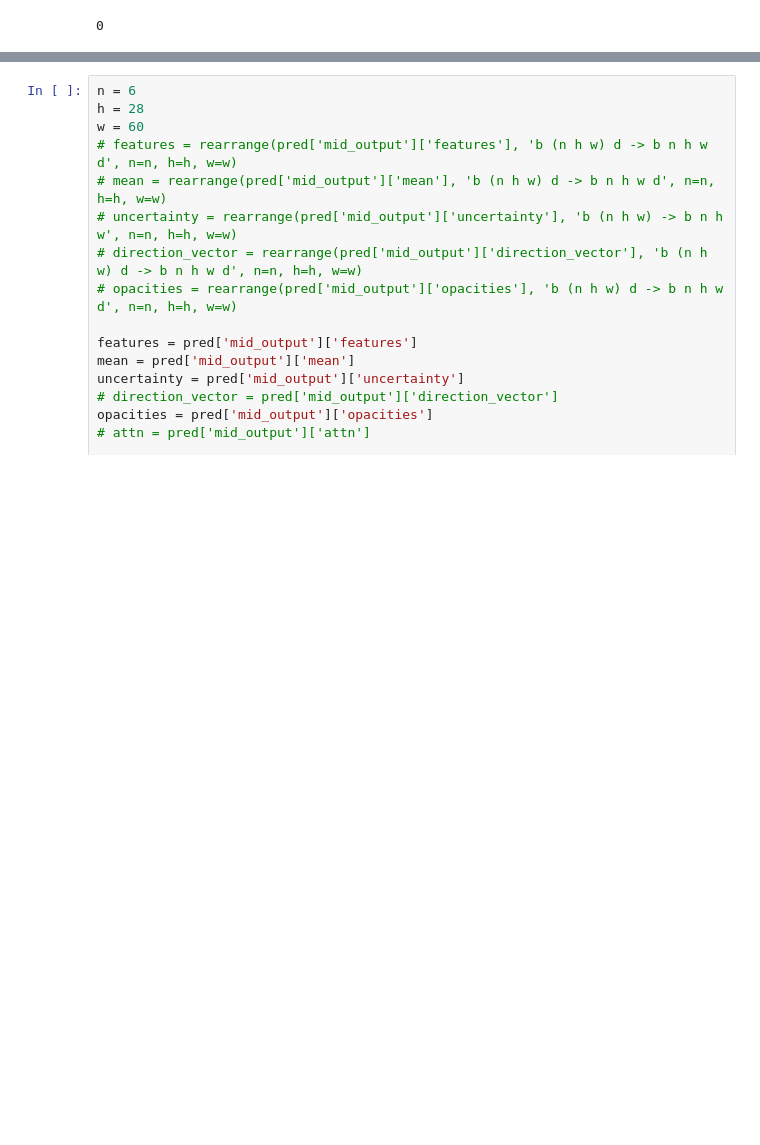
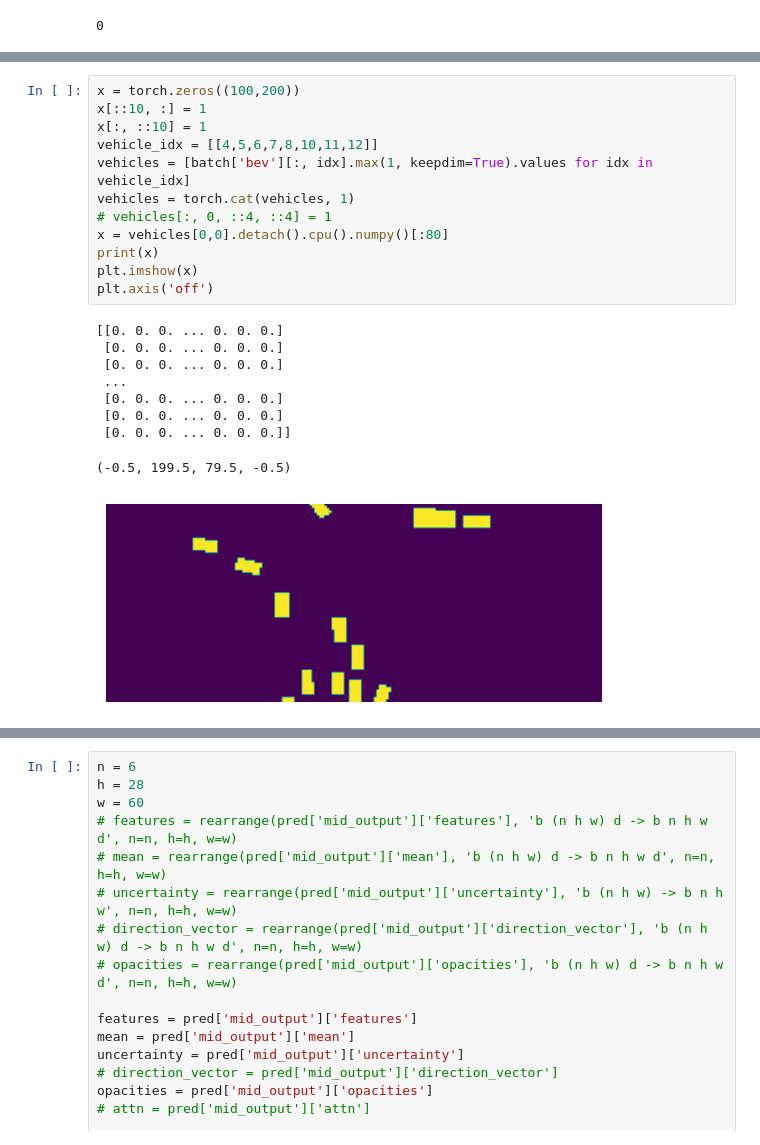
Before and after one commit to nargoo0328/cross_view_transformers, a Jupyter notebook: scripts/test_bug.ipynb, the cells around one changed output, grey strips where cells are left out. Drawn from its saved outputs; the diff is of its cells as text; blank space fills up the shorter version.

```diff
--- a/scripts/test_bug.ipynb
+++ b/scripts/test_bug.ipynb
@@ -127,3 +123,25 @@ BasicBlock(
+# %%
+x = torch.zeros((100,200))
+x[::10, :] = 1
+x[:, ::10] = 1
+vehicle_idx = [[4,5,6,7,8,10,11,12]]
+vehicles = [batch['bev'][:, idx].max(1, keepdim=True).values for idx in vehicle_idx]
+vehicles = torch.cat(vehicles, 1)
+# vehicles[:, 0, ::4, ::4] = 1
+x = vehicles[0,0].detach().cpu().numpy()[:80]
+print(x)
+plt.imshow(x)
+plt.axis('off')
+# %% [output]
+[[0. 0. 0. ... 0. 0. 0.]
+ [0. 0. 0. ... 0. 0. 0.]
+ [0. 0. 0. ... 0. 0. 0.]
+ ...
+ [0. 0. 0. ... 0. 0. 0.]
+ [0. 0. 0. ... 0. 0. 0.]
+ [0. 0. 0. ... 0. 0. 0.]]
+(-0.5, 199.5, 79.5, -0.5)
+[figure, added]
 # %%
 from sklearn.decomposition import PCA
 render_ = pred['mid_output']['multi_scale_bev'][2]
```
Also changed, not shown: parts of 15 cells of this notebook, 10 other files.
